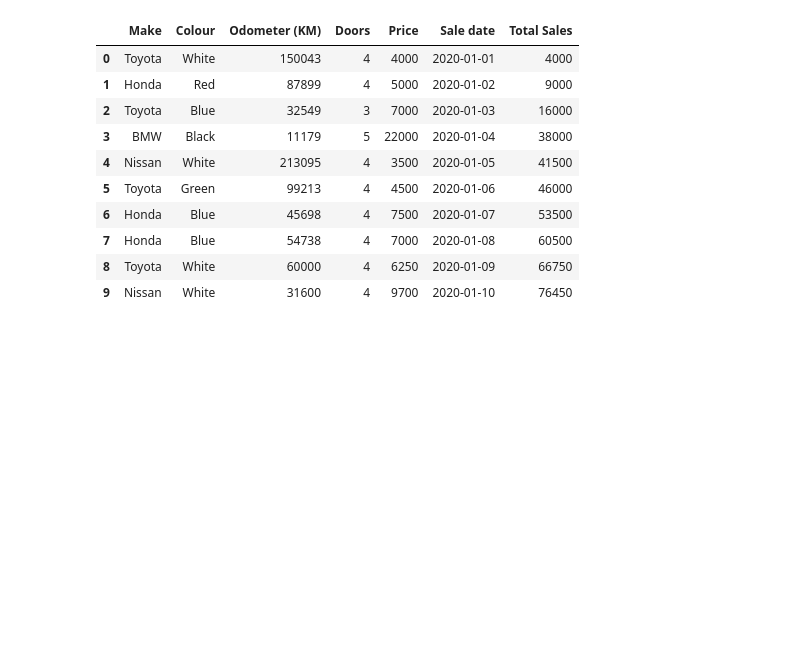
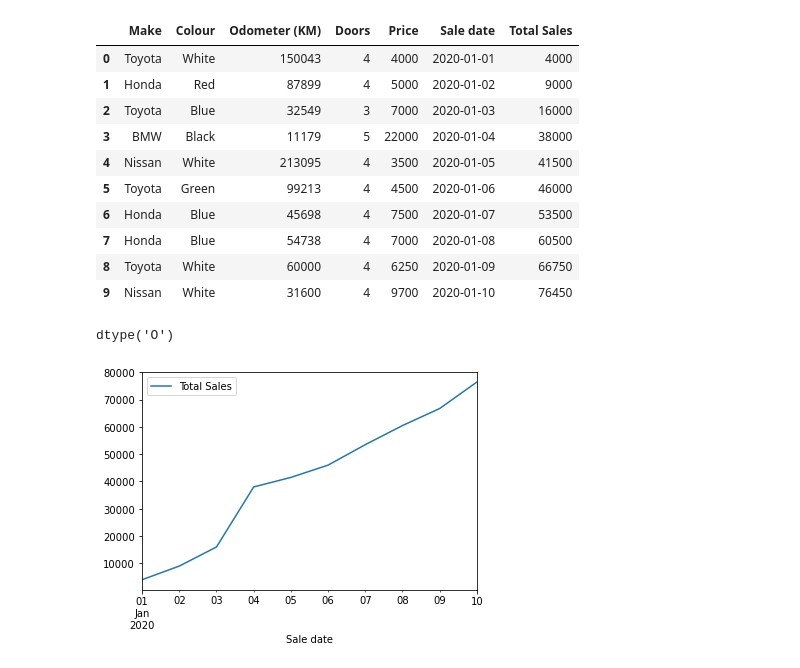
Before and after one commit to puneethramchandra/DataScieneUdemy, a Jupyter notebook: Matplotlib/Intro-to-matplotlib.ipynb, the cells around one changed output. Cells and saved outputs as stored; diff of their text form; code cells hidden in the pictures; blank space fills up the shorter version.

Commit message:
added more plots

```diff
--- a/Matplotlib/Intro-to-matplotlib.ipynb
+++ b/Matplotlib/Intro-to-matplotlib.ipynb
@@ -266,3 +266,12 @@ car_sales
 | 7 | Honda | Blue | 54738 | 4 | 7000 | 2020-01-08 | 60500 |
 | 8 | Toyota | White | 60000 | 4 | 6250 | 2020-01-09 | 66750 |
 | 9 | Nissan | White | 31600 | 4 | 9700 | 2020-01-10 | 76450 |
+# %%
+#Lets plot  the total sales
+car_sales.plot(x='Sale date',
+              y='Total Sales');
+
+car_sales["Price"].dtype
+# %% [output]
+dtype('O')
+[figure, added]
```
Also changed, not shown: parts of 6 cells of this notebook.
